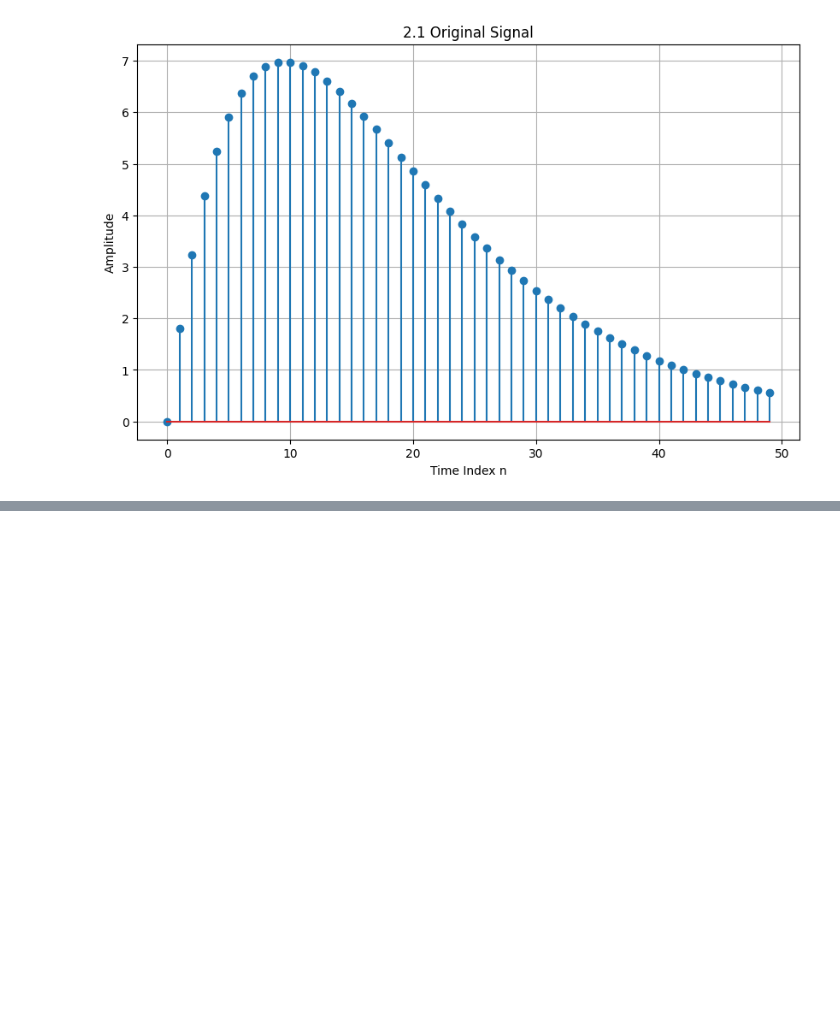
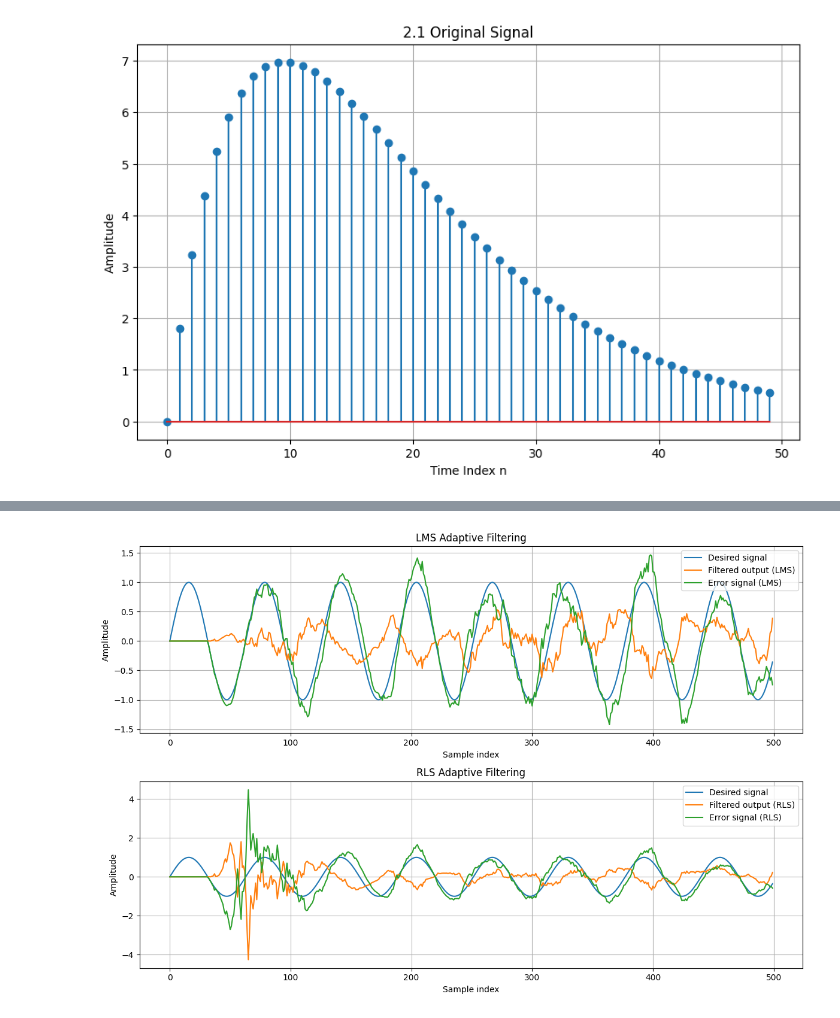
Before and after one commit to KaBoomKaBoom/PS_Labs, a Jupyter notebook: Lab1/Lab1.ipynb, the cells around one changed output, grey strips where cells are left out. Cells and saved outputs as stored; diff of their text form; code cells hidden in the pictures; blank space fills up the shorter version.

```diff
--- a/Lab1/Lab1.ipynb
+++ b/Lab1/Lab1.ipynb
@@ -433,0 +317,70 @@ plt.show()
+# %%
+import numpy as np
+import matplotlib.pyplot as plt
+
+# Parameters
+N = 500  # Number of samples
+M = 32   # Filter order
+mu = 0.01  # LMS step size
+lambda_ = 0.99  # RLS forgetting factor
+
+# Generate signals
+x = np.random.randn(N)  # Input signal (white noise)
+d = np.sin(0.1 * np.arange(N))  # Desired output (sine wave)
+
+# LMS Algorithm
+w_lms = np.zeros(M)
+y_lms = np.zeros(N)
+e_lms = np.zeros(N)
+
+for n in range(M, N):
+    x_n = x[n-M:n]
+    y_lms[n] = np.dot(w_lms, x_n)
+    e_lms[n] = d[n] - y_lms[n]
+    w_lms = w_lms + mu * e_lms[n] * x_n
+
+# RLS Algorithm
+w_rls = np.zeros(M)
+P = np.eye(M) * 1000  # Initializing the inverse correlation matrix
+y_rls = np.zeros(N)
+e_rls = np.zeros(N)
+
+for n in range(M, N):
+    x_n = x[n-M:n]
+    phi = P @ x_n
+    k = phi / (lambda_ + x_n.T @ phi)
+    y_rls[n] = np.dot(w_rls, x_n)
+    e_rls[n] = d[n] - y_rls[n]
+    w_rls = w_rls + k * e_rls[n]
+    P = (P - np.outer(k, phi)) / lambda_
+
+# Plot Results
+plt.figure(figsize=(12, 8))
+plt.subplot(2, 1, 1)
+plt.plot(d, label='Desired signal')
+plt.plot(y_lms, label='Filtered output (LMS)')
+plt.plot(e_lms, label='Error signal (LMS)')
+plt.title("LMS Adaptive Filtering")
+plt.xlabel("Sample index")
+plt.ylabel("Amplitude")
+plt.legend()
+plt.grid(True)
+
+plt.subplot(2, 1, 2)
+plt.plot(d, label='Desired signal')
+plt.plot(y_rls, label='Filtered output (RLS)')
+plt.plot(e_rls, label='Error signal (RLS)')
+plt.title("RLS Adaptive Filtering")
+plt.xlabel("Sample index")
+plt.ylabel("Amplitude")
+plt.legend()
+plt.grid(True)
+
+plt.tight_layout()
+plt.show()
+
+# Save results
+np.save('adaptive_filtering_results.npy', {'LMS': {'weights': w_lms, 'error': e_lms, 'output': y_lms},
+                                           'RLS': {'weights': w_rls, 'error': e_rls, 'output': y_rls}})
+# %% [output]
+[figure, added]
```
Also changed, not shown: parts of 9 cells of this notebook, 6 other files.
